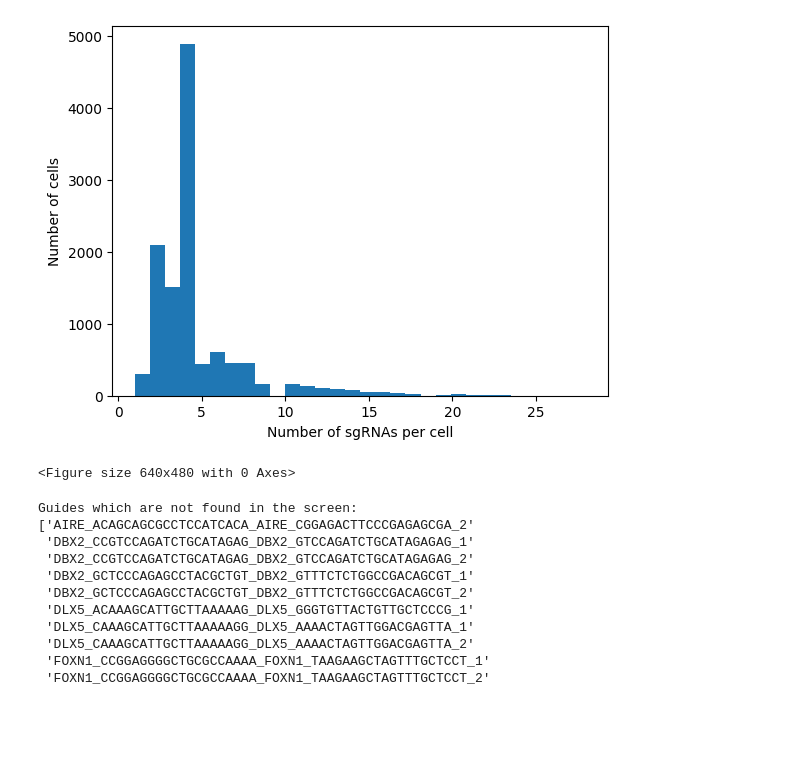
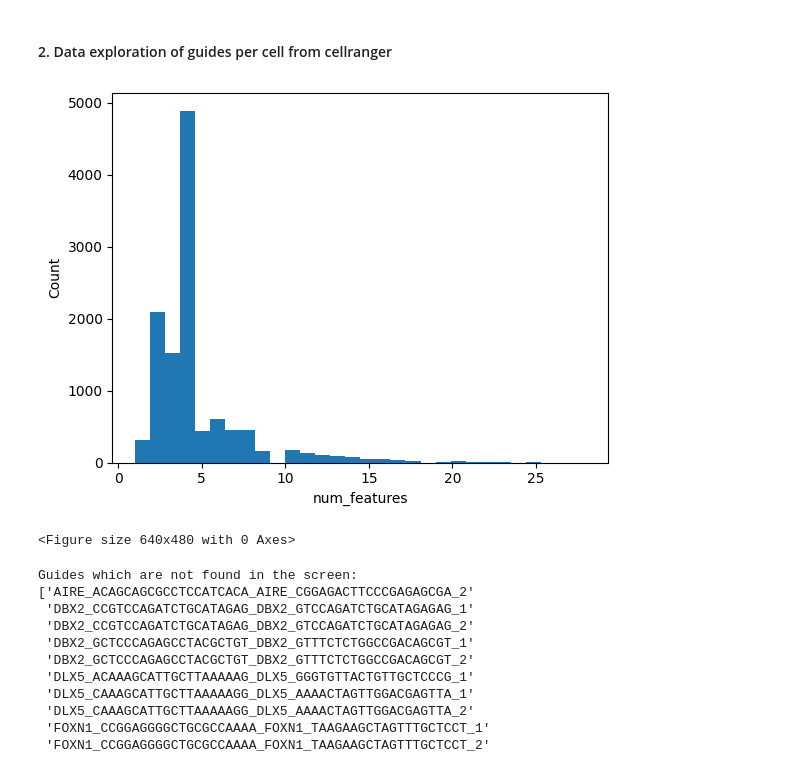
Before and after one commit to vitkl/cell2state_tf_activation, a Jupyter notebook: scripts/Kevin/20230110_protospacer_calls_per_cell.ipynb, the cells around one changed output. Drawn from its saved outputs; the diff is of its cells as text; code cells hidden in the pictures; blank space fills up the shorter version.

```diff
--- a/scripts/Kevin/20230110_protospacer_calls_per_cell.ipynb
+++ b/scripts/Kevin/20230110_protospacer_calls_per_cell.ipynb
@@ -34,19 +40,23 @@ sgrna_df = pd.concat([sgrna_df, sgrna_rest_df], axis=0,ignore_index=True)
 # %%
 #Read in protospace call per cell file to dataframe
 protospacer_df = pd.read_csv(f'{sc_data_folder}cellranger710_count_05e682d5679826b9b76d6bec731bbe61/crispr_analysis/protospacer_calls_per_cell.csv')
+# %%
+protospacer_df.sort_values(by=['num_umis'], inplace=True)
+# %% [markdown]
+<h4> 2. Data exploration of guides per cell from cellranger</h4>
 # %%
 #plot histogram of inital counts
 plot_histogram(
     protospacer_df,
     'num_features',
     30,
-    'Number of sgRNAs per cell',
-    'Number of cells',
-    f'{results_folder}figures',
+    'num_features',
+    'Count',
+    f'{figures_folder}',
     today,
     'sgRNA_counts_per_cell_before_filtering')
 # %% [output]
-[figure, old version]
+[figure, new version]
 <Figure size 640x480 with 0 Axes>
 # %%
 #Create list from feature call and numeric umis assignment which should be split by "|"
```
Also changed, not shown: parts of 7 cells of this notebook, 3 other files.
